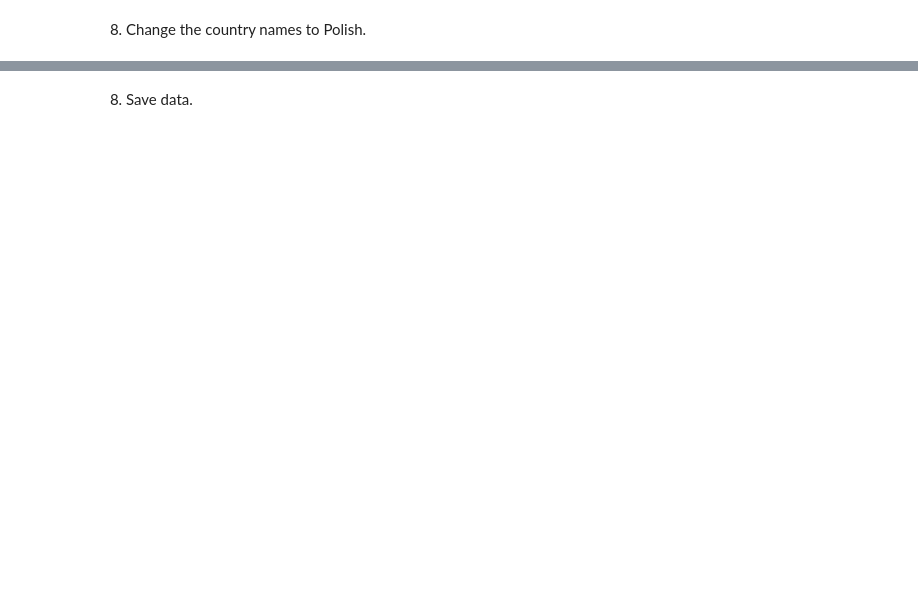
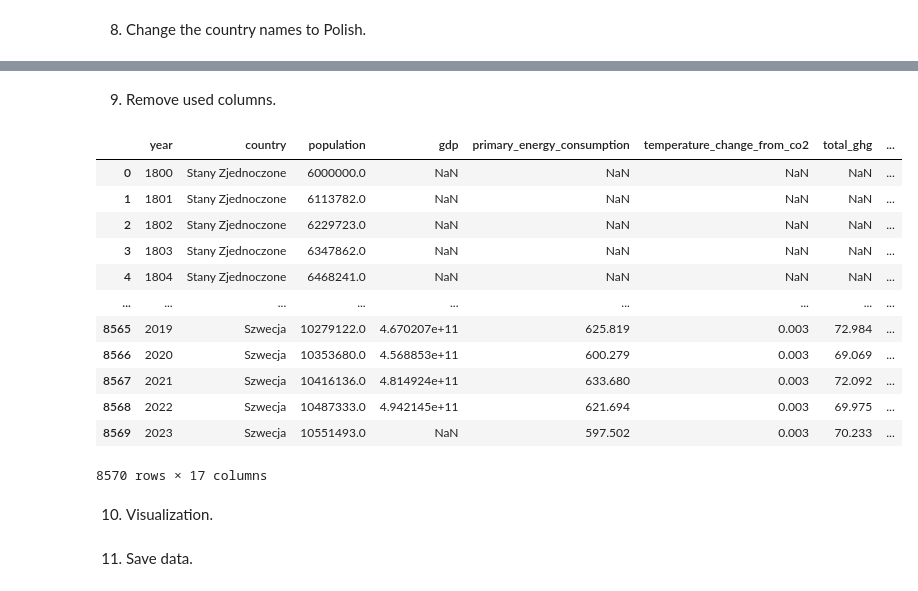
Before and after one commit to Bealtaine16/CO2_Emission, a Jupyter notebook: src/notebooks/1_data_exploration.ipynb, the cells around one changed output, grey strips where cells are left out. Saved outputs shown, nothing was run; the diff lists cells and outputs as text; code cells hidden in the pictures; blank space fills up the shorter version.

Commit message:
Data exploration with visualization

```diff
--- a/src/notebooks/1_data_exploration.ipynb
+++ b/src/notebooks/1_data_exploration.ipynb
@@ -329,0 +345,21 @@ df_filtered
+# %% [markdown]
+9. Remove used columns.
+# %%
+df_final = df_filtered.drop(columns={'iso_code',  'cumulative_co2_including_luc', 'country_order'})
+df_final
+# %% [output]
+|  | year | country | population | gdp | primary_energy_consumption | temperature_change_from_co2 | total_ghg | ... |
+| 0 | 1800 | Stany Zjednoczone | 6000000.0 | NaN | NaN | NaN | NaN | ... |
+| 1 | 1801 | Stany Zjednoczone | 6113782.0 | NaN | NaN | NaN | NaN | ... |
+| 2 | 1802 | Stany Zjednoczone | 6229723.0 | NaN | NaN | NaN | NaN | ... |
+| 3 | 1803 | Stany Zjednoczone | 6347862.0 | NaN | NaN | NaN | NaN | ... |
+| 4 | 1804 | Stany Zjednoczone | 6468241.0 | NaN | NaN | NaN | NaN | ... |
+| ... | ... | ... | ... | ... | ... | ... | ... | ... |
+| 8565 | 2019 | Szwecja | 10279122.0 | 4.670207e+11 | 625.819 | 0.003 | 72.984 | ... |
+| 8566 | 2020 | Szwecja | 10353680.0 | 4.568853e+11 | 600.279 | 0.003 | 69.069 | ... |
+| 8567 | 2021 | Szwecja | 10416136.0 | 4.814924e+11 | 633.680 | 0.003 | 72.092 | ... |
+| 8568 | 2022 | Szwecja | 10487333.0 | 4.942145e+11 | 621.694 | 0.003 | 69.975 | ... |
+| 8569 | 2023 | Szwecja | 10551493.0 | NaN | 597.502 | 0.003 | 70.233 | ... |
+8570 rows × 17 columns
+# %% [markdown]
+10. Visualization.
@@ -330,4 +375,4 @@ df_filtered
 # %% [markdown]
-8. Save data.
+11. Save data.
 # %%
 # Save in csv
```
Also changed, not shown: parts of 6 cells of this notebook, 8 other files.
